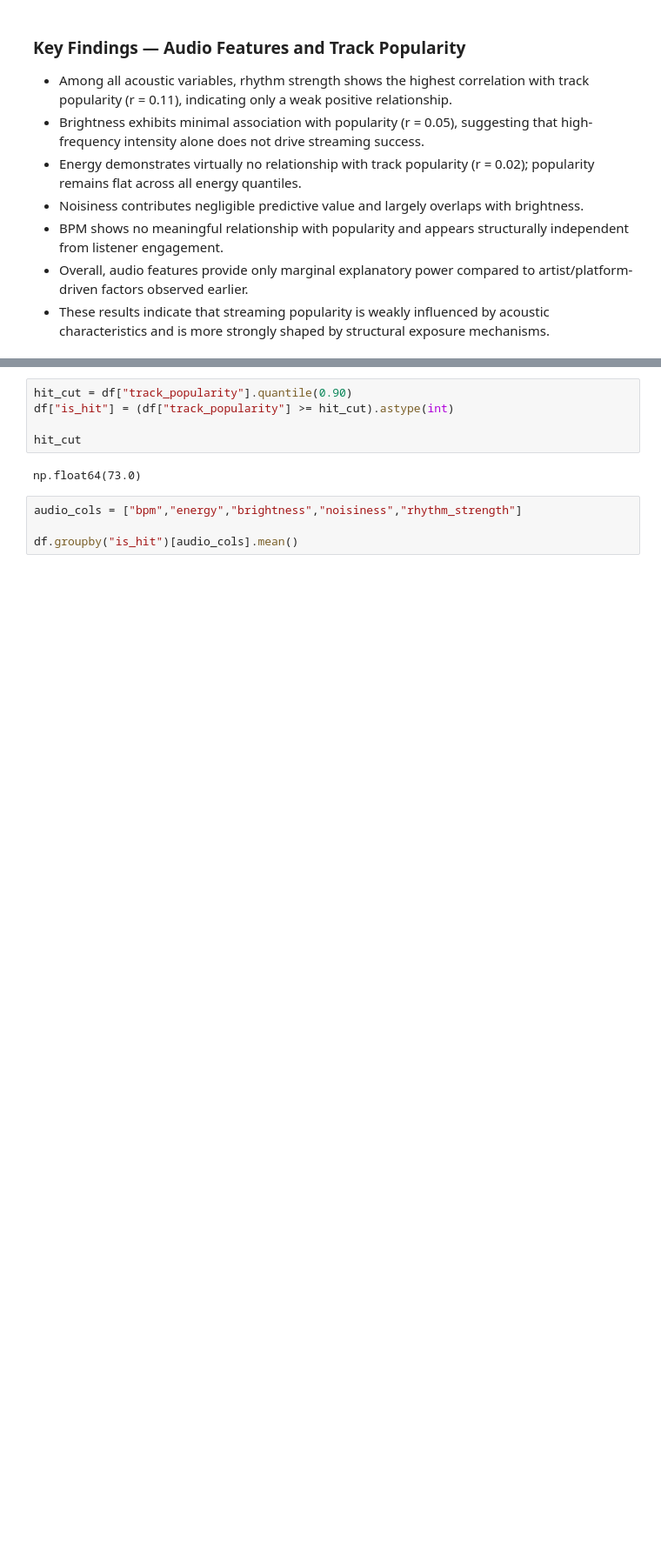
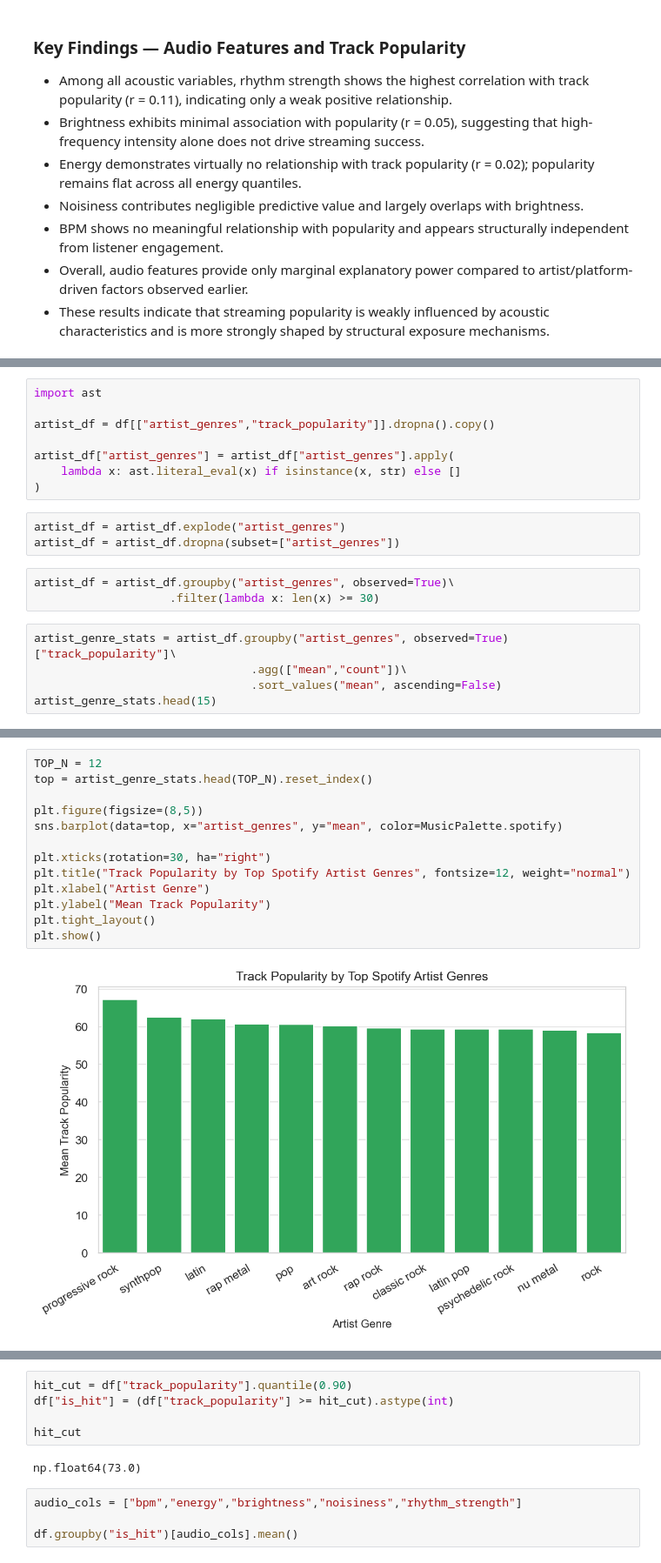
Before and after one commit to lucytheboss/what-drives-music-popularity, a Jupyter notebook: notebooks/04_exploratory_data_analysis.ipynb, the cells around one changed output, grey strips where cells are left out. Shown at 87% size. Drawn from its saved outputs; the diff is of its cells as text; blank space fills up the shorter version.

```diff
--- a/notebooks/04_exploratory_data_analysis.ipynb
+++ b/notebooks/04_exploratory_data_analysis.ipynb
@@ -484,0 +574,19 @@ plt.show()
+# %%
+import ast
+
+artist_df = df[["artist_genres","track_popularity"]].dropna().copy()
+
+artist_df["artist_genres"] = artist_df["artist_genres"].apply(
+    lambda x: ast.literal_eval(x) if isinstance(x, str) else []
+)
+# %%
+artist_df = artist_df.explode("artist_genres")
+artist_df = artist_df.dropna(subset=["artist_genres"])
+# %%
+artist_df = artist_df.groupby("artist_genres", observed=True)\
+                    .filter(lambda x: len(x) >= 30)
+# %%
+artist_genre_stats = artist_df.groupby("artist_genres", observed=True)["track_popularity"]\
+                                .agg(["mean","count"])\
+                                .sort_values("mean", ascending=False)
+artist_genre_stats.head(15)
@@ -484,0 +622,15 @@ plt.show()
+# %%
+TOP_N = 12
+top = artist_genre_stats.head(TOP_N).reset_index()
+
+plt.figure(figsize=(8,5))
+sns.barplot(data=top, x="artist_genres", y="mean", color=MusicPalette.spotify)
+
+plt.xticks(rotation=30, ha="right")
+plt.title("Track Popularity by Top Spotify Artist Genres", fontsize=12, weight="normal")
+plt.xlabel("Artist Genre")
+plt.ylabel("Mean Track Popularity")
+plt.tight_layout()
+plt.show()
+# %% [output]
+[figure, added]
```
Also changed, not shown: parts of 17 cells of this notebook.
